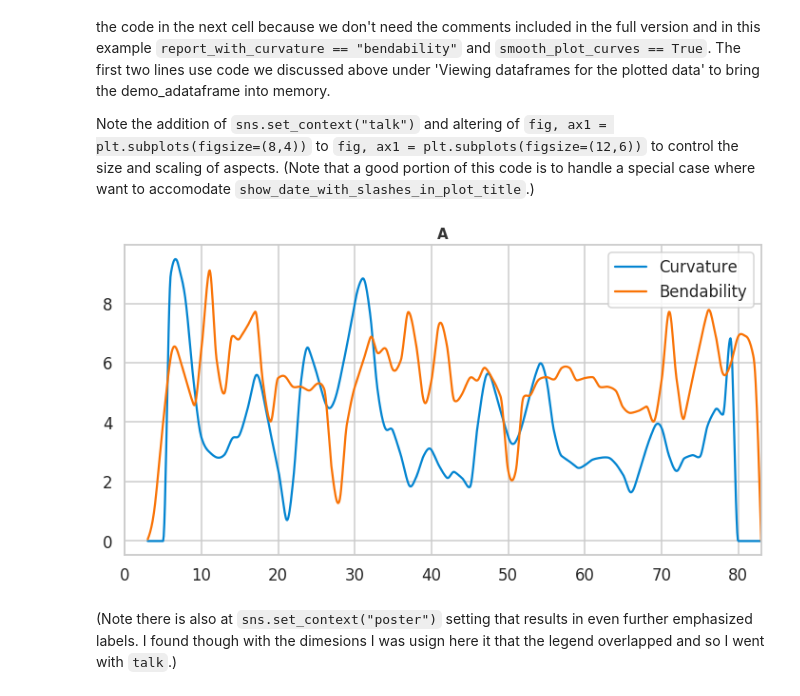
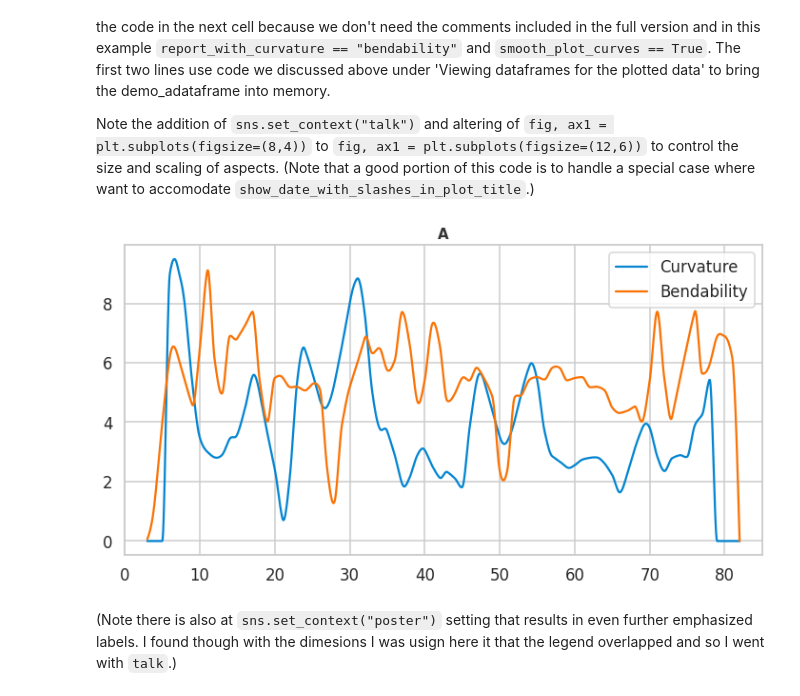
Before and after one commit to fomightez/bendit-binder, a Jupyter notebook: Accessing_and_reviewing_the_bendit_results.ipynb, the cells around one changed output. Drawn from its saved outputs; the diff is of its cells as text; code cells hidden in the pictures.

```diff
--- a/Accessing_and_reviewing_the_bendit_results.ipynb
+++ b/Accessing_and_reviewing_the_bendit_results.ipynb
@@ -475,42 +475,42 @@ from scipy.interpolate import Akima1DInterpolator
 akima1 = Akima1DInterpolator(df.Position, df.Predicted_curvature)
 akima2 = Akima1DInterpolator(df.Position, df.Bendability)
 x_4smooth = np.linspace(
-    min(df.Position), max(df.Position), 1000)
+    min(df.Position), max(df.Position), round(len(df)*14.492753))
 sns.lineplot(x=x_4smooth,
     y=akima1(x_4smooth),
     label="Curvature",
     #linewidth=1.9,  # turn these off so scales with content settings
     color="xkcd:cerulean",
     ax=ax1)
 sns.lineplot(x=x_4smooth,
      y=akima2(x_4smooth),
      label="Bendability",
      #linewidth=1.9, # turn these off so scales with content settings
      color="xkcd:orange",
      ax=ax1)
 plt.legend()
 plt.ylabel("");
 right_side_buffer = 0
-plt.xlim(0, max(df.Position))
+plt.xlim(0, max(df.Position) + min(df.Position))
 show_date_with_slashes_in_plot_title = True
 if show_date_with_slashes_in_plot_title and (
     sample_name.count("_") == 2) and (
     sample_name.split("_")[1].split("_")[0].count("-") == 2) and (
     sample_name.split("_",2)[2].count("+") == 2) and (
     sample_name.endswith("+")):
     title_text = sample_name.split(
         "_")[0]+"|" + sample_name.split("_")[1].replace(
         "-","/") +"|" + sample_name.split("_",2)[2]
     if title_text.endswith("+") and "+" in title_text[:-1]:
         title_text = title_text[:-1] + ")"
         title_text = title_text.replace("+","(")
 else:
     title_text = sample_name
 plt.title(f"{title_text}",color="#333333",fontsize = 15,
     fontweight='bold')
 plt.show()
 # %% [output]
-[figure, old version]
+[figure, new version]
 # %% [markdown]
 (Note there is also at `sns.set_context("poster")` setting that results in even further emphasized labels. I found though with the dimesions I was usign here it that the legend overlapped and so I went with `talk`.)
 # %% [markdown]
```
Also changed, not shown: parts of 8 cells of this notebook.
